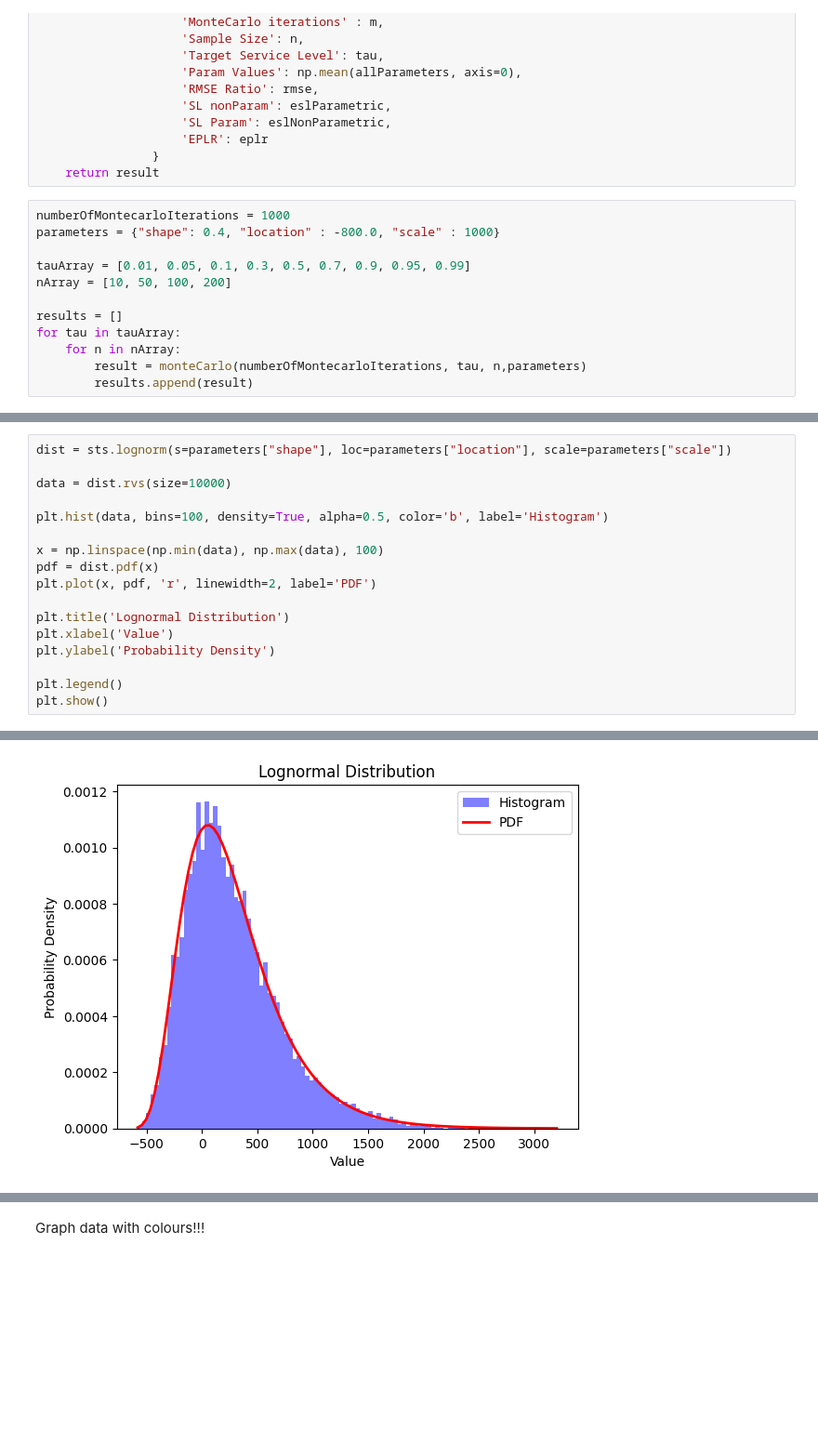
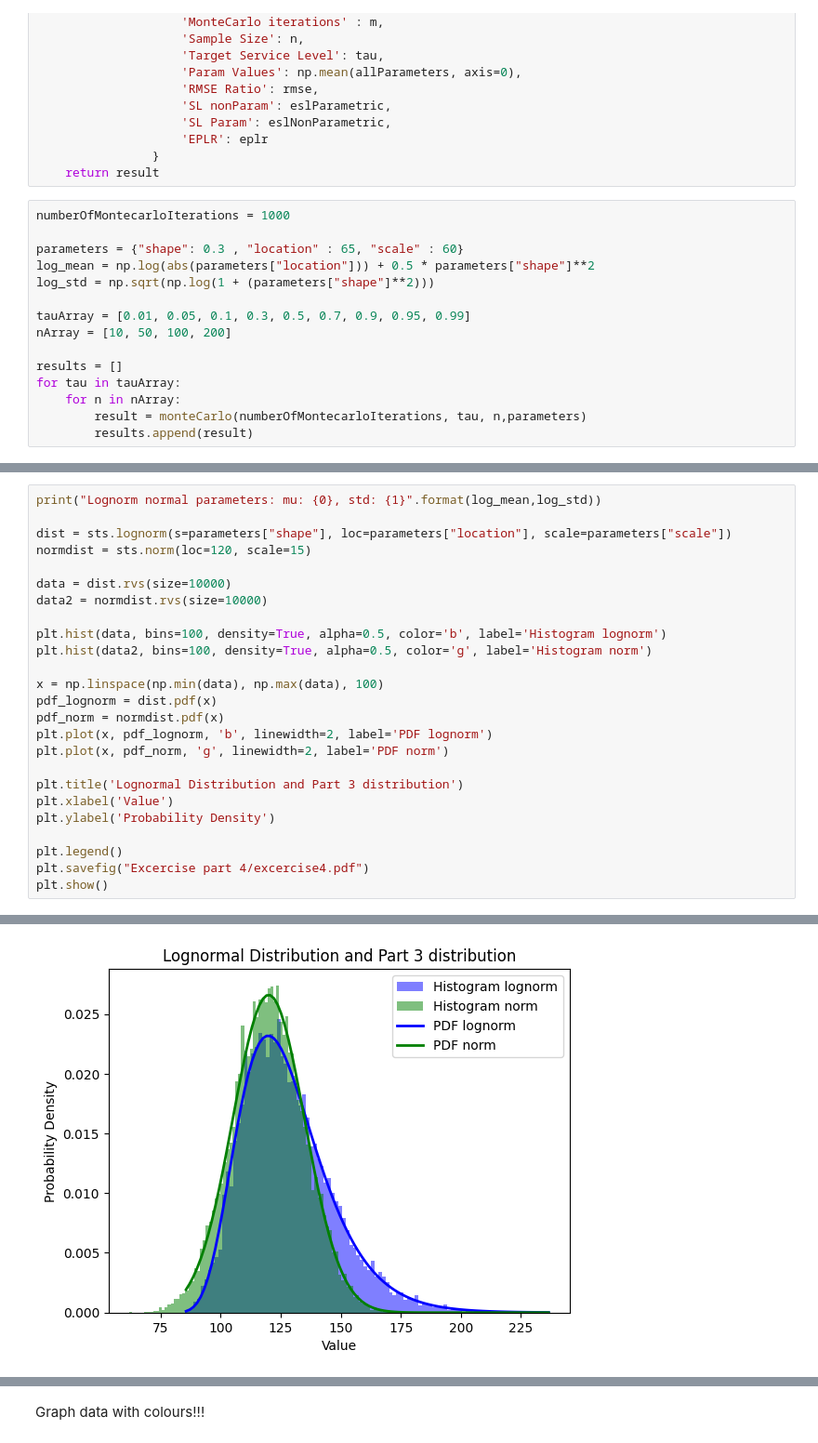
Before and after one commit to Marijn2404/TheThirdPiGame, a Jupyter notebook: Excercise part 4.ipynb, the cells around one changed output, grey strips where cells are left out. Shown at 93% size. Saved outputs shown, nothing was run; the diff lists cells and outputs as text; blank space fills up the shorter version.

Commit message:
New graphs and new plot ex4

```diff
--- a/Excercise part 4.ipynb
+++ b/Excercise part 4.ipynb
@@ -82,7 +82,10 @@ def monteCarlo(m, tau, n, realParameters):
     return result
 # %%
 numberOfMontecarloIterations = 1000
-parameters = {"shape": 0.4, "location" : -800.0, "scale" : 1000}
+
+parameters = {"shape": 0.3 , "location" : 65, "scale" : 60}
+log_mean = np.log(abs(parameters["location"])) + 0.5 * parameters["shape"]**2
+log_std = np.sqrt(np.log(1 + (parameters["shape"]**2)))
 
 tauArray = [0.01, 0.05, 0.1, 0.3, 0.5, 0.7, 0.9, 0.95, 0.99]
 nArray = [10, 50, 100, 200]
@@ -95,18 +103,26 @@ for tau in tauArray:
 # %%
+print("Lognorm normal parameters: mu: {0}, std: {1}".format(log_mean,log_std))
+
 dist = sts.lognorm(s=parameters["shape"], loc=parameters["location"], scale=parameters["scale"])
+normdist = sts.norm(loc=120, scale=15)
 
 data = dist.rvs(size=10000)
+data2 = normdist.rvs(size=10000)
 
-plt.hist(data, bins=100, density=True, alpha=0.5, color='b', label='Histogram')
+plt.hist(data, bins=100, density=True, alpha=0.5, color='b', label='Histogram lognorm')
+plt.hist(data2, bins=100, density=True, alpha=0.5, color='g', label='Histogram norm')
 
 x = np.linspace(np.min(data), np.max(data), 100)
-pdf = dist.pdf(x)
-plt.plot(x, pdf, 'r', linewidth=2, label='PDF')
+pdf_lognorm = dist.pdf(x)
+pdf_norm = normdist.pdf(x)
+plt.plot(x, pdf_lognorm, 'b', linewidth=2, label='PDF lognorm')
+plt.plot(x, pdf_norm, 'g', linewidth=2, label='PDF norm')
 
-plt.title('Lognormal Distribution')
+plt.title('Lognormal Distribution and Part 3 distribution')
 plt.xlabel('Value')
 plt.ylabel('Probability Density')
 
 plt.legend()
+plt.savefig("Excercise part 4/excercise4.pdf")
 plt.show()
 # %% [output]
@@ -113,4 +130,4 @@ plt.show()
-[figure, old version]
+[figure, new version]
 # %%
 df = pd.DataFrame(results)
 df
```
Also changed, not shown: parts of 5 cells of this notebook, 23 other files.
